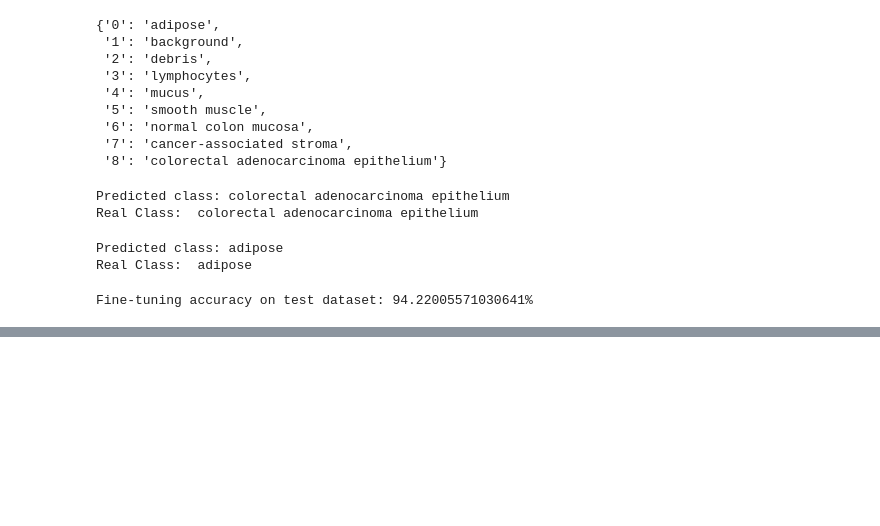
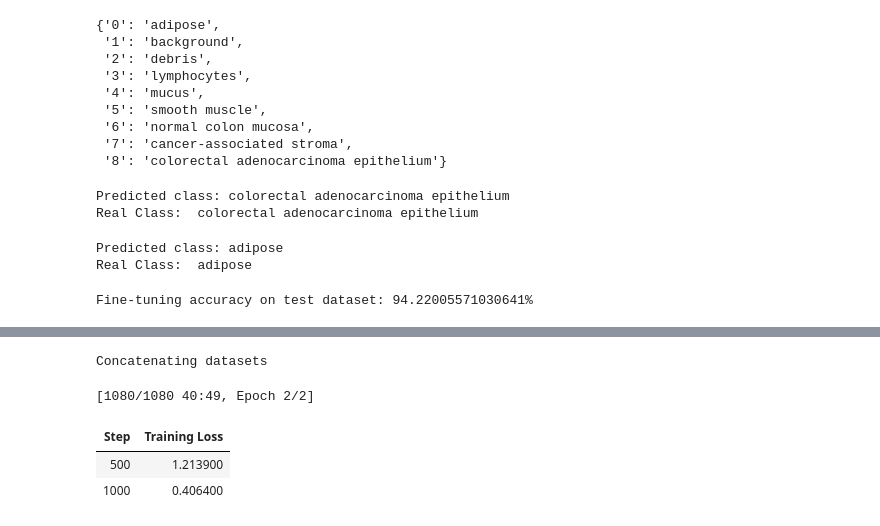
Before and after one commit to LucasColas/CNN-vs-ViT, a Jupyter notebook: ViT.ipynb, the cells around one changed output, grey strips where cells are left out. Drawn from its saved outputs; the diff is of its cells as text; code cells hidden in the pictures; blank space fills up the shorter version.

```diff
--- a/ViT.ipynb
+++ b/ViT.ipynb
@@ -332,0 +435,6 @@ Fine-tuning accuracy on test dataset: 94.22005571030641%
+# %%
+concat_dataset = ConcatDataset(path_dataset, derma_dataset, blood_dataset, retina_dataset)
+# %% [output]
+Concatenating datasets
+# %%
+train_dataset = CustomMNIST(concat_dataset)
@@ -332,0 +459,19 @@ Fine-tuning accuracy on test dataset: 94.22005571030641%
+# %%
+metric = load("accuracy")
+def compute_metrics(p):
+    return metric.compute(predictions=np.argmax(p.predictions, axis=1), references=p.label_ids)
+# %%
+trainig_arguments = TrainingArguments(
+    learning_rate = 5e-5,
+    lr_scheduler_type="cosine",
+    num_train_epochs=2,
+    #fp16=True, # Try this or bf16 in case fine-tuning takes too much time
+    per_device_train_batch_size=16,
+    per_device_eval_batch_size=16,
+    gradient_accumulation_steps=4,
+    warmup_ratio = 0.2,
+    save_strategy="epoch",
+    #save_steps=10000,
+    report_to="none"
+
+)
@@ -332,0 +480,15 @@ Fine-tuning accuracy on test dataset: 94.22005571030641%
+# %%
+trainer = Trainer(
+    model=model,
+    args=trainig_arguments,
+    train_dataset=train_dataset,
+    eval_dataset=val_dataset,
+    compute_metrics=compute_metrics,
+)
+
+train_results = trainer.train()
+# %% [output]
+[1080/1080 40:49, Epoch 2/2]
+| Step | Training Loss |
+| 500 | 1.213900 |
+| 1000 | 0.406400 |
```
Also changed, not shown: parts of 17 cells of this notebook.
